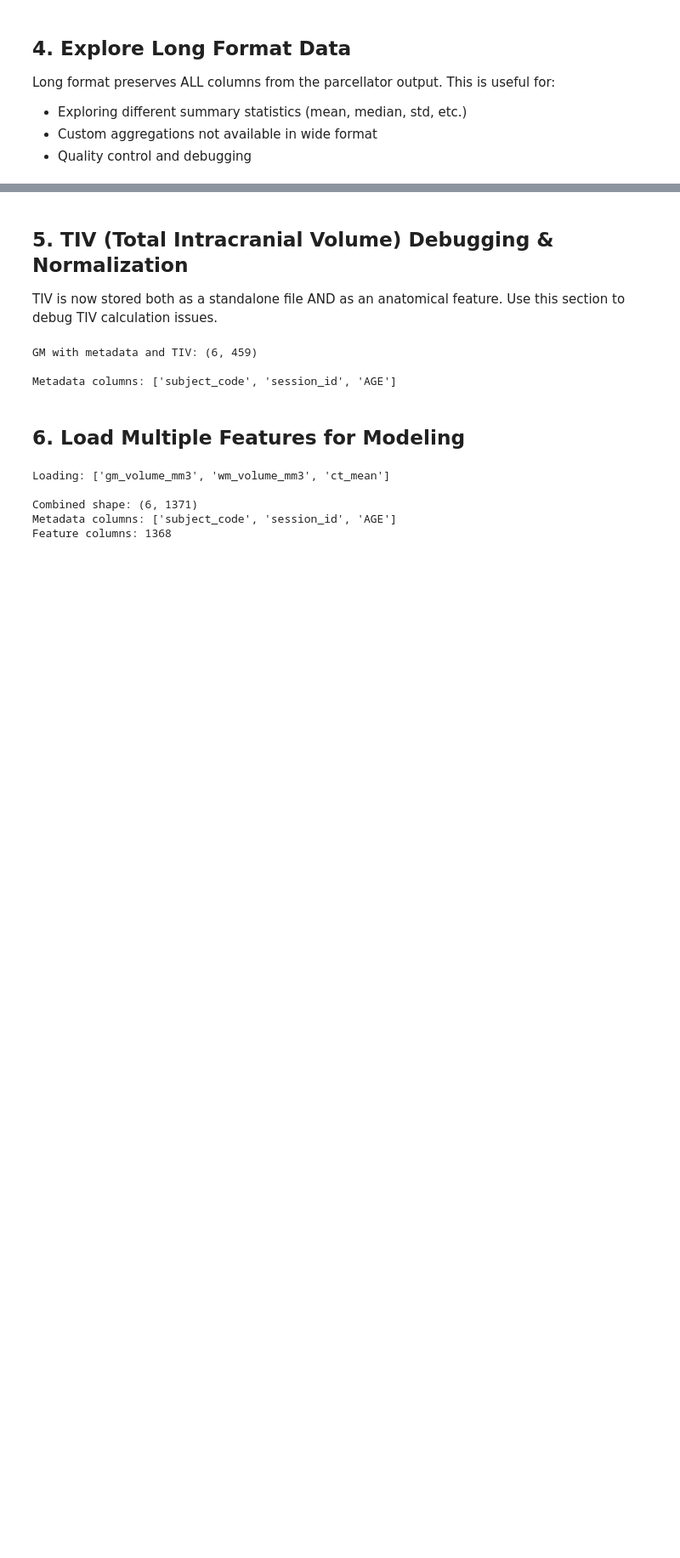
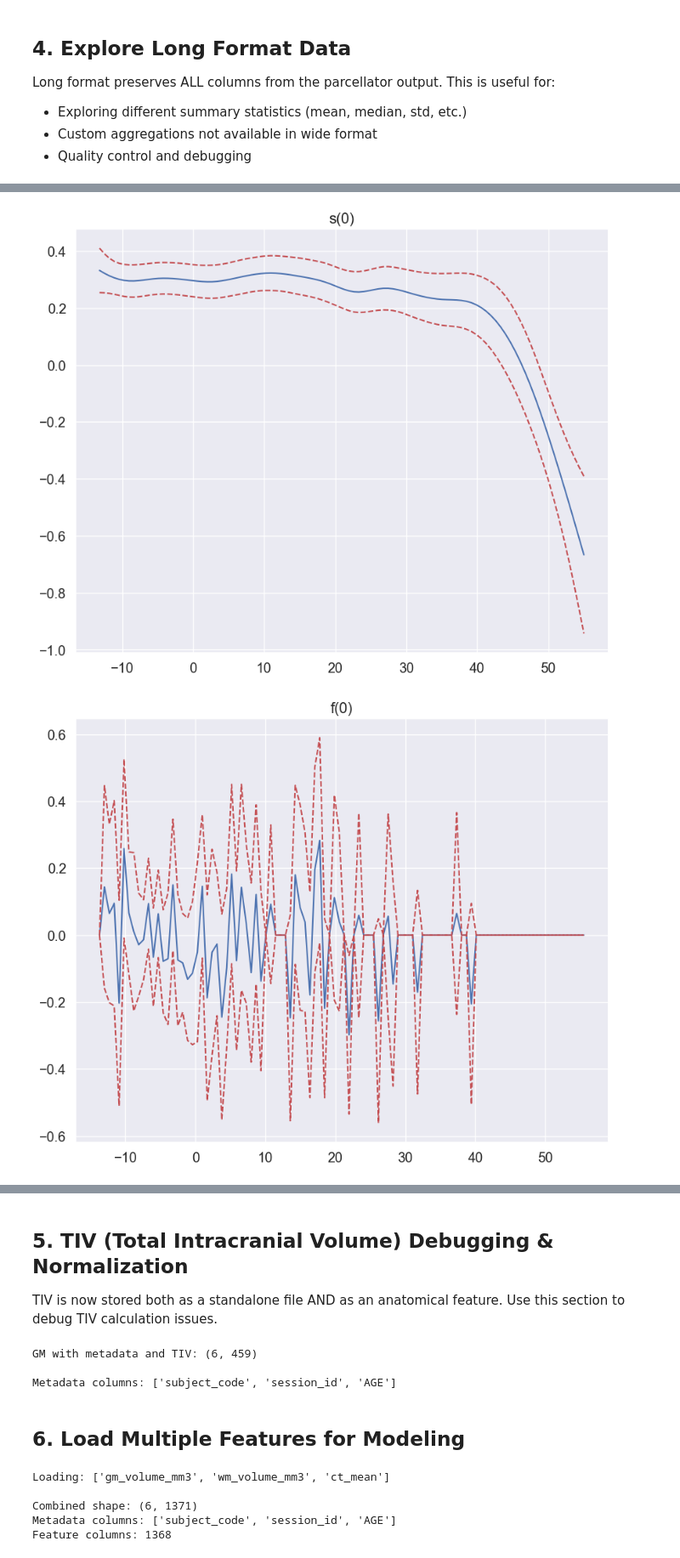
Before and after one commit to GalKepler/NeuroAlign, a Jupyter notebook: notebooks/02_explore_feature_store.ipynb, the cells around one changed output, grey strips where cells are left out. Shown at 85% size. Cells and saved outputs as stored; diff of their text form; code cells hidden in the pictures; blank space fills up the shorter version.

```diff
--- a/notebooks/02_explore_feature_store.ipynb
+++ b/notebooks/02_explore_feature_store.ipynb
@@ -290,0 +279,21 @@ First 10 regions: ['Cerebellar_Region1', 'Cerebellar_Region10', 'Cerebellar_Regi
+# %%
+import seaborn as sns
+import matplotlib.pyplot as plt
+import statsmodels.formula.api as smf
+
+
+
+
+
+# Merge TIV into wide format for analysis, merge on "session_id"
+gm_wide_with_tiv = gm_wide.copy()
+gm_wide_with_tiv = gm_wide_with_tiv.merge(tiv, on="session_id", how="left")
+
+hipp = gm_wide_with_tiv.filter(like="Hipp")
+# hipp["TIV"] = gm_wide_with_tiv["tiv"]
+hipp["session_id"] = gm_wide_with_tiv["session_id"]
+hipp["age"] = gm_wide_with_tiv["AGE"]
+hipp = hipp[hipp["age"] > 18]
+hipp["age_c"] = hipp["age"] - hipp["age"].mean()
+
+hipp = hipp.dropna()
@@ -290,0 +426,16 @@ First 10 regions: ['Cerebellar_Region1', 'Cerebellar_Region10', 'Cerebellar_Regi
+# %%
+for i, term in enumerate(m.terms):
+    if term.isintercept:
+        continue
+
+    XX = m.generate_X_grid(term=i)
+    pdep, confi = m.partial_dependence(term=i, X=XX, width=0.95)
+
+    plt.figure()
+    plt.plot(XX[:, term.feature], pdep)
+    plt.plot(XX[:, term.feature], confi, c="r", ls="--")
+    plt.title(repr(term))
+    plt.show()
+# %% [output]
+[figure, added]
+[figure, added]
```
Also changed, not shown: parts of 16 cells of this notebook, 8 other files.
